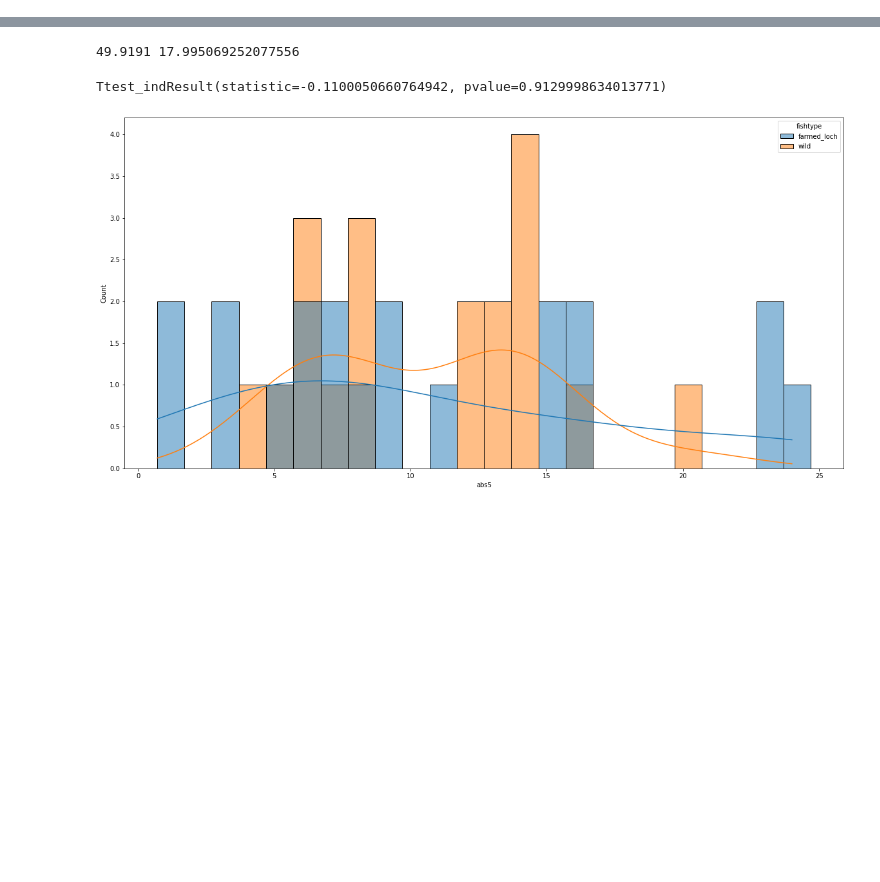
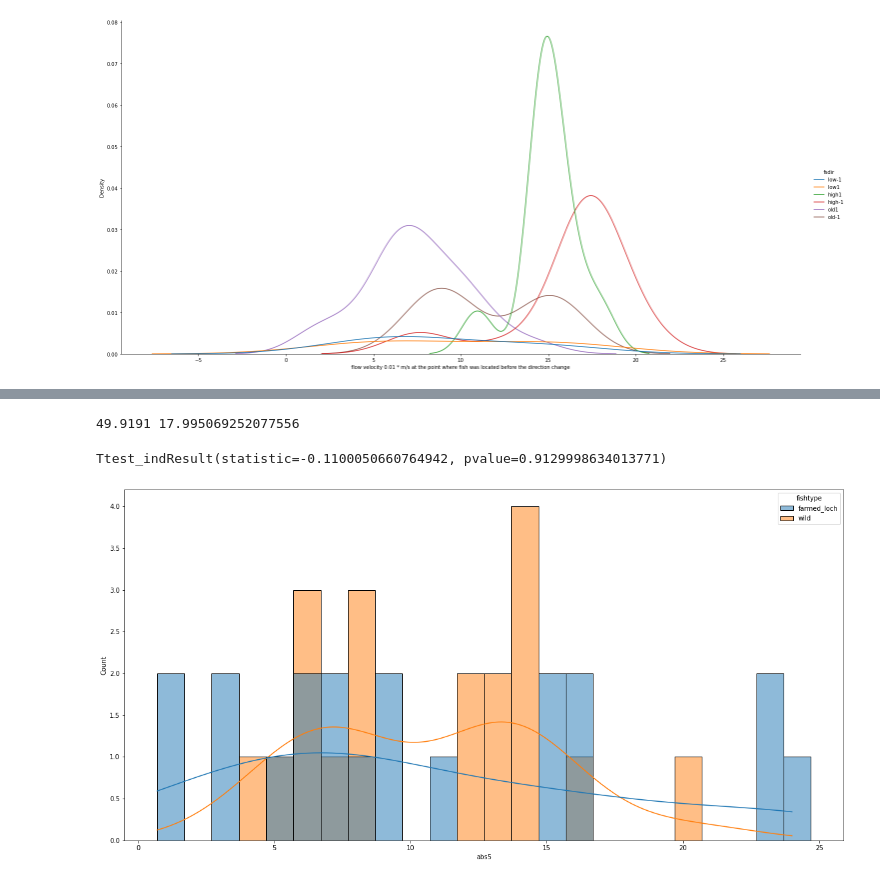
Before and after one commit to mixmixmix/imgtext, a Jupyter notebook: flow_fin.ipynb, the cells around one changed output, grey strips where cells are left out. Saved outputs shown, nothing was run; the diff lists cells and outputs as text; code cells hidden in the pictures; blank space fills up the shorter version.

```diff
--- a/flow_fin.ipynb
+++ b/flow_fin.ipynb
@@ -13,0 +51,8 @@ plt.rcParams['figure.figsize'] = [20, 10]
+# %%
+#sns.displot(kind="hist", data=finres, x='absstable10', hue = 'fsdir' ,binwidth=1,kde=True)
+#sns.displot(kind="kde", data=finres, x='absstable10', col='fishtype', hue = 'fsdir',height=10, aspect=2,)
+sns.displot(kind="kde", data=finres, x='absstable10', hue = 'fsdir',height=10, aspect=2,)
+plt.xlabel('flow velocity 0.01 * m/s at the point where fish was located before the direction change')
+plt.show()
+# %% [output]
+[figure, added]
```
Also changed, not shown: parts of 16 cells of this notebook.
